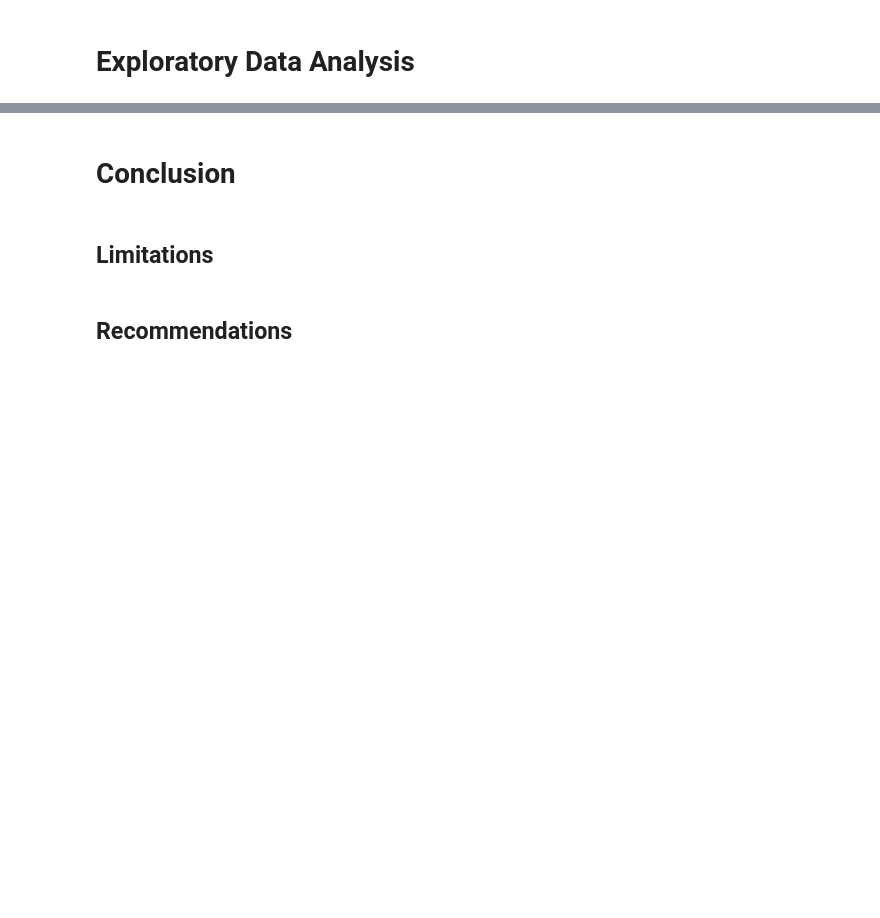
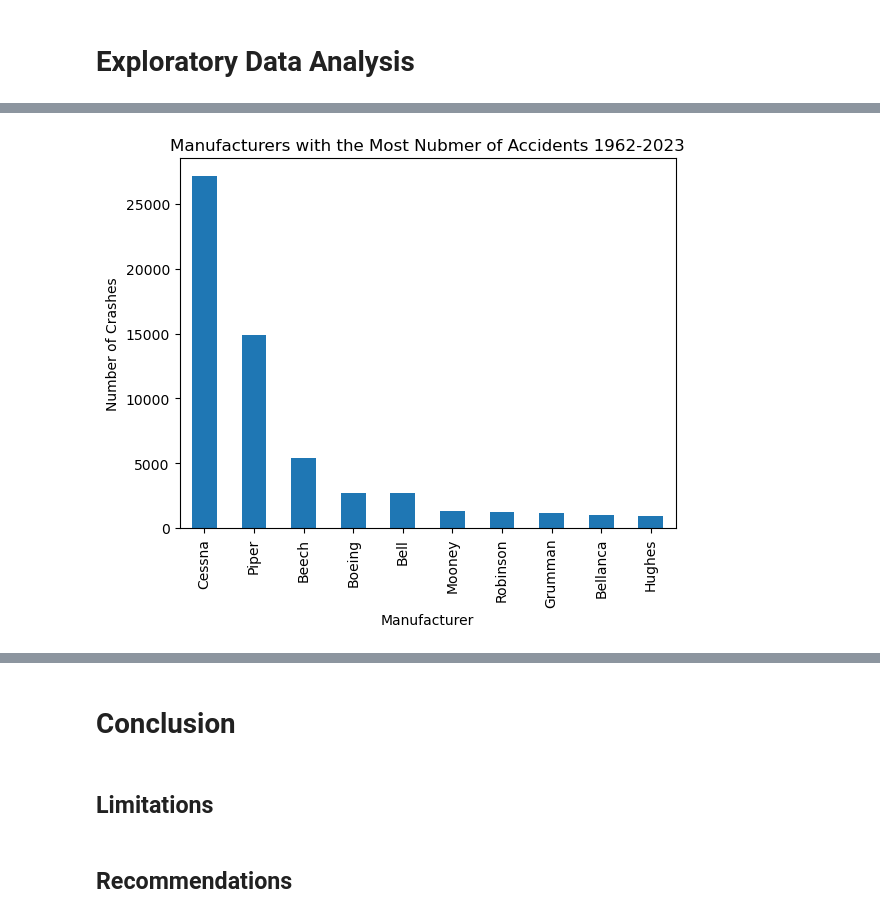
Before and after one commit to mkearns17/Aviation_Accidents_Project, a Jupyter notebook: Aviation_Phase1_Project.ipynb, the cells around one changed output, grey strips where cells are left out. Cells and saved outputs as stored; diff of their text form; code cells hidden in the pictures; blank space fills up the shorter version.

```diff
--- a/Aviation_Phase1_Project.ipynb
+++ b/Aviation_Phase1_Project.ipynb
@@ -189,0 +261,9 @@ aviation_acc.drop(cols_remove, axis = 1, inplace = True)
+# %%
+#Which Manufacturer has the most number of fatal crashes
+num_acc = aviation_df['Make'].value_counts()[0:10]
+
+num_acc.plot.bar(title = 'Manufacturers with the Most Nubmer of Accidents 1962-2023',\
+                       xlabel = 'Manufacturer',\
+                       ylabel = 'Number of Crashes');
+# %% [output]
+[figure, added]
```
Also changed, not shown: parts of 12 cells of this notebook.
